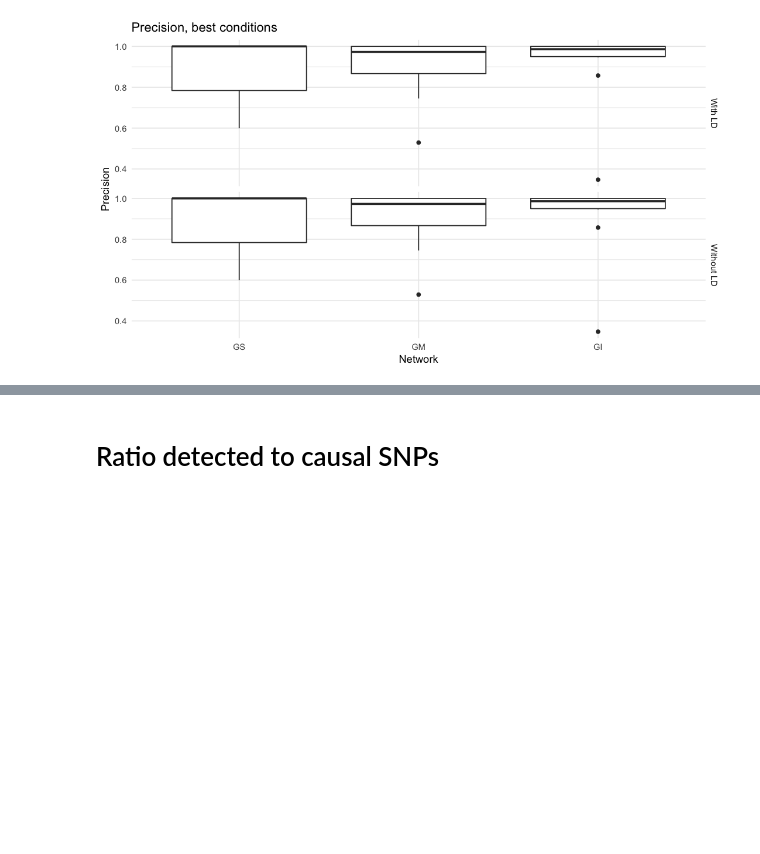
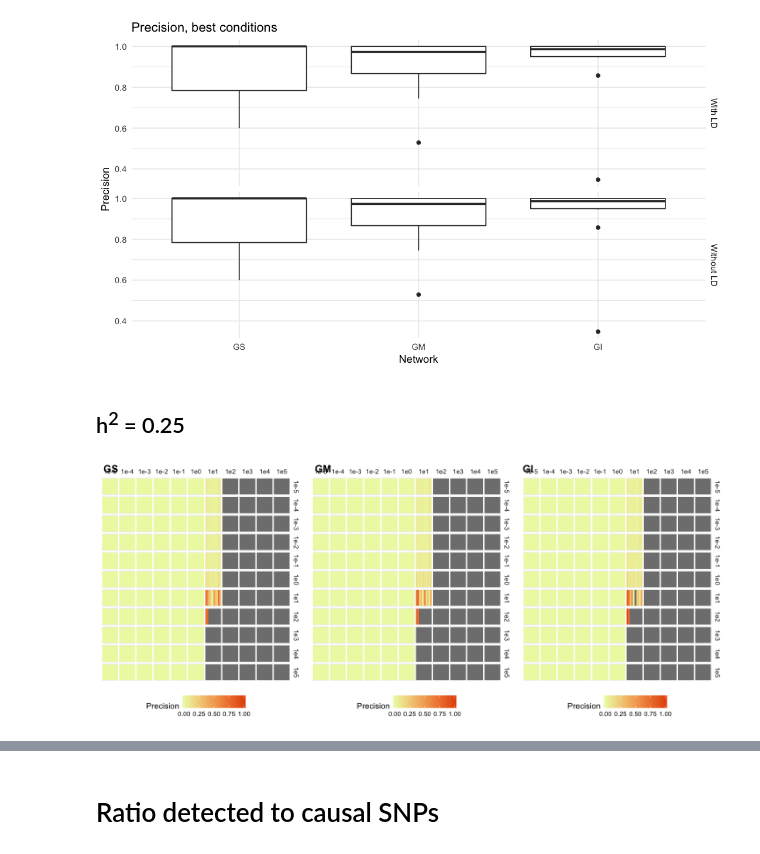
Before and after one commit to hclimente/genewa, a Jupyter notebook: results/benchmark/roc.ipynb, the cells around one changed output, grey strips where cells are left out. Drawn from its saved outputs; the diff is of its cells as text; code cells hidden in the pictures; blank space fills up the shorter version.

```diff
--- a/results/benchmark/roc.ipynb
+++ b/results/benchmark/roc.ipynb
@@ -2,8 +2,7 @@
 library(tidyverse)
 library(cowplot)
 
-bm <- read_tsv("roc.tsv") %>%
-        filter(h2 == 1)
+bm <- read_tsv("roc.tsv")
 params <- gsub("L", "", bm$selection) %>% strsplit("-E", fixed = T)
 params <- do.call(rbind, params)
 lvls <- c("1e-5","1e-4","1e-3","1e-2","1e-1","1e0","1e1","1e2","1e3","1e4","1e5")
@@ -51,7 +52,7 @@ colnames(bm)
 options(repr.plot.width=12, repr.plot.height=5)
 
 plt <- lapply(c("GS","GM","GI"), function(n) {
-    filter(bm, net == n & LD == "Without LD") %>%
+    filter(bm, net == n & LD == "Without LD" & h2 == 1) %>%
     ggplot(aes(x = as.character(id), y = 1, fill = Precision)) +
         geom_tile() +
         facet_grid(lambda ~ eta) +
@@ -80,3 +82,25 @@ bm %>%
         labs(title = "Precision, best conditions", x = "Network")
 # %% [output]
 [figure]
+# %% [markdown]
+## h<sup>2</sup> = 0.25
+# %%
+options(repr.plot.width=12, repr.plot.height=5)
+
+plt <- lapply(c("GS","GM","GI"), function(n) {
+    filter(bm, net == n & LD == "Without LD" & h2 == 0.25) %>%
+    ggplot(aes(x = as.character(id), y = 1, fill = Precision)) +
+        geom_tile() +
+        facet_grid(lambda ~ eta) +
+        theme_minimal() +
+        theme(legend.position="bottom",
+              axis.title.x=element_blank(), axis.title.y=element_blank(),
+              axis.text.x=element_blank(), axis.text.y=element_blank(),
+              axis.ticks.x=element_blank(), axis.ticks.y=element_blank(),
+              panel.spacing = unit(0.1, "lines")) +
+        scale_fill_gradient(limits=c(0,1), low = "#edf8b1", high = "#e6550d")
+})
+
+plot_grid(plt[[1]], plt[[2]], plt[[3]], nrow = 1, ncol = 3, labels = c("GS", "GM", "GI"))
+# %% [output]
+[figure, added]
```
Also changed, not shown: parts of 6 cells of this notebook.
